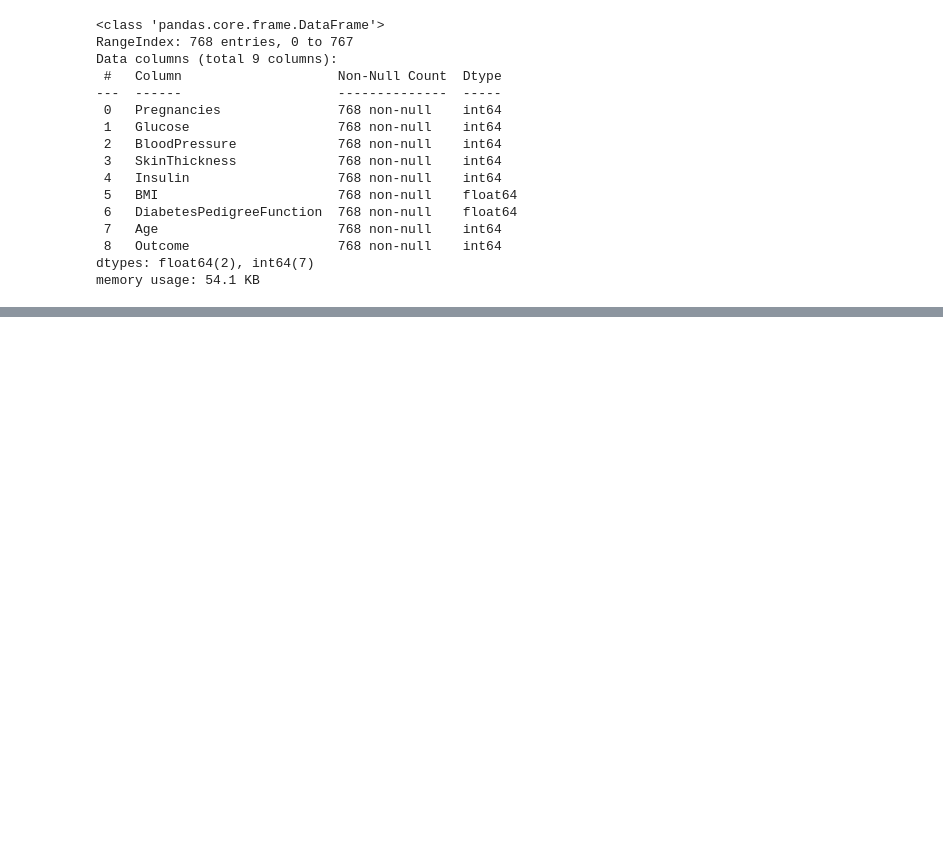
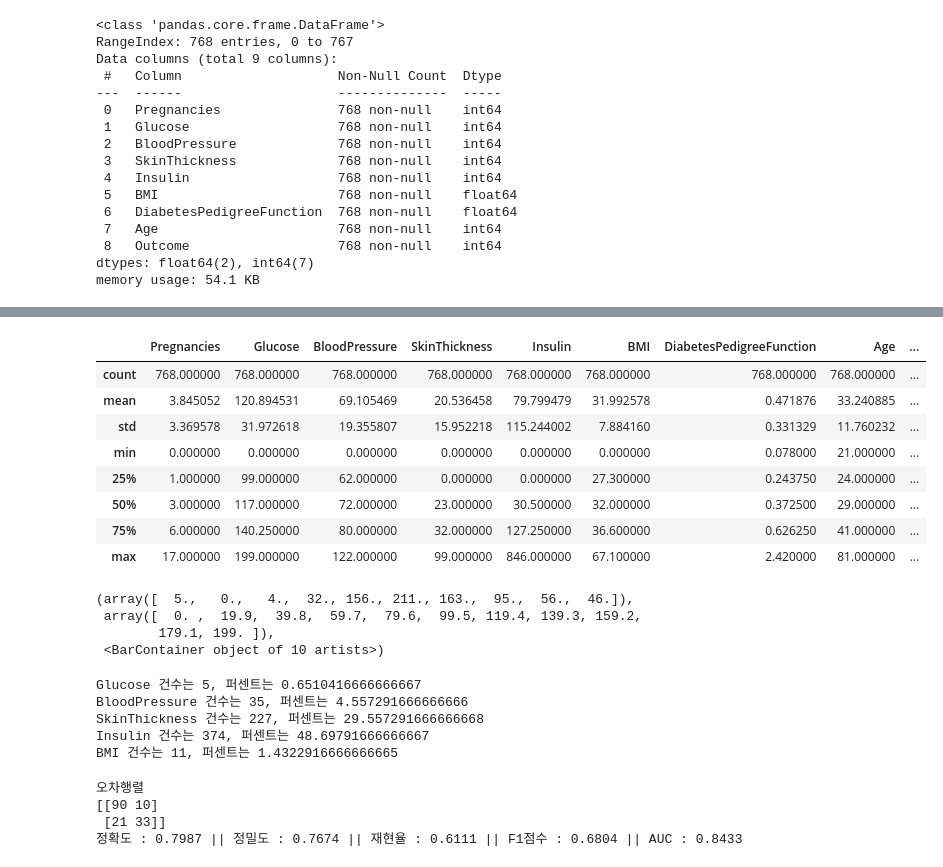
Before and after one commit to Kkaemii/SeSac_Practice, a Jupyter notebook: machine_learning_prac/당뇨병.ipynb, the cells around one changed output, grey strips where cells are left out. Drawn from its saved outputs; the diff is of its cells as text; code cells hidden in the pictures; blank space fills up the shorter version.

```diff
--- a/machine_learning_prac/당뇨병.ipynb
+++ b/machine_learning_prac/당뇨병.ipynb
@@ -116,0 +117,36 @@ precision_recall_curve_plot(y_test, pred_proba_c1)
+# %%
+df.describe()
+# %% [output]
+|  | Pregnancies | Glucose | BloodPressure | SkinThickness | Insulin | BMI | DiabetesPedigreeFunction | Age | ... |
+| count | 768.000000 | 768.000000 | 768.000000 | 768.000000 | 768.000000 | 768.000000 | 768.000000 | 768.000000 | ... |
+| mean | 3.845052 | 120.894531 | 69.105469 | 20.536458 | 79.799479 | 31.992578 | 0.471876 | 33.240885 | ... |
+| std | 3.369578 | 31.972618 | 19.355807 | 15.952218 | 115.244002 | 7.884160 | 0.331329 | 11.760232 | ... |
+| min | 0.000000 | 0.000000 | 0.000000 | 0.000000 | 0.000000 | 0.000000 | 0.078000 | 21.000000 | ... |
+| 25% | 1.000000 | 99.000000 | 62.000000 | 0.000000 | 0.000000 | 27.300000 | 0.243750 | 24.000000 | ... |
+| 50% | 3.000000 | 117.000000 | 72.000000 | 23.000000 | 30.500000 | 32.000000 | 0.372500 | 29.000000 | ... |
+| 75% | 6.000000 | 140.250000 | 80.000000 | 32.000000 | 127.250000 | 36.600000 | 0.626250 | 41.000000 | ... |
+| max | 17.000000 | 199.000000 | 122.000000 | 99.000000 | 846.000000 | 67.100000 | 2.420000 | 81.000000 | ... |
+# %%
+plt.hist(df['Glucose'], bins=10)
+# %% [output]
+(array([  5.,   0.,   4.,  32., 156., 211., 163.,  95.,  56.,  46.]),
+ array([  0. ,  19.9,  39.8,  59.7,  79.6,  99.5, 119.4, 139.3, 159.2,
+        179.1, 199. ]),
+ <BarContainer object of 10 artists>)
+# %%
+#피처 리스트
+zero_features = ['Glucose', 'BloodPressure', 'SkinThickness','Insulin', 'BMI' ]
+
+#전체 데이터 건수
+total_count = df['Glucose'].count()
+
+#피처별로 반복하면서 값이 0인 데이터 추출하고 퍼센트 계산
+for feature in zero_features:
+  zero_count = df[df[feature] == 0][feature].count()
+  print(f'{feature} 건수는 {zero_count}, 퍼센트는 {(zero_count/total_count)*100}')
+# %% [output]
+Glucose 건수는 5, 퍼센트는 0.6510416666666667
+BloodPressure 건수는 35, 퍼센트는 4.557291666666666
+SkinThickness 건수는 227, 퍼센트는 29.557291666666668
+Insulin 건수는 374, 퍼센트는 48.69791666666667
+BMI 건수는 11, 퍼센트는 1.4322916666666665
@@ -116,0 +157,26 @@ precision_recall_curve_plot(y_test, pred_proba_c1)
+# %%
+X = df.iloc[:, :-1] #제일 마지막 열 빼고 다 선택
+y = df.iloc[:, -1] # 제일 마지막 열만 선택
+
+#StandardScaler 클래스를 이용해 피처 데이터 세트에 일괄적으로 스케일링 적용
+scaler = StandardScaler()
+X_scaled = scaler.fit_transform(X)
+
+X_train, X_test, y_train, y_test  = train_test_split(X_scaled, y, test_size=0.2, random_state=156, stratify=y )
+#stratify 데이터 세트 불할시 현재 y값이 구성된 비율 그대로를 유지
+#데이터의 불균형이 생기지 않도록
+
+#로지스틱 회귀로 학습,예측 및 평가 수행
+lr_clf = LogisticRegression()
+lr_clf.fit(X_train, y_train)
+pred = lr_clf.predict(X_test)
+#predict_proba => 클래스별 확률을 배열로 반환
+#-1의 의미는 모등 행의 마지막열의 결과만 가지고 와라, 결론적으로는 클래스1의 결과값만 반환해라
+pred_proba = lr_clf.predict_proba(X_test)[:, 1]
+
+get_clf_eval(y_test, pred, pred_proba)
+# %% [output]
+오차행렬
+[[90 10]
+ [21 33]]
+정확도 : 0.7987 || 정밀도 : 0.7674 || 재현율 : 0.6111 || F1점수 : 0.6804 || AUC : 0.8433
```
Also changed, not shown: parts of 6 cells of this notebook, 1 other file.
